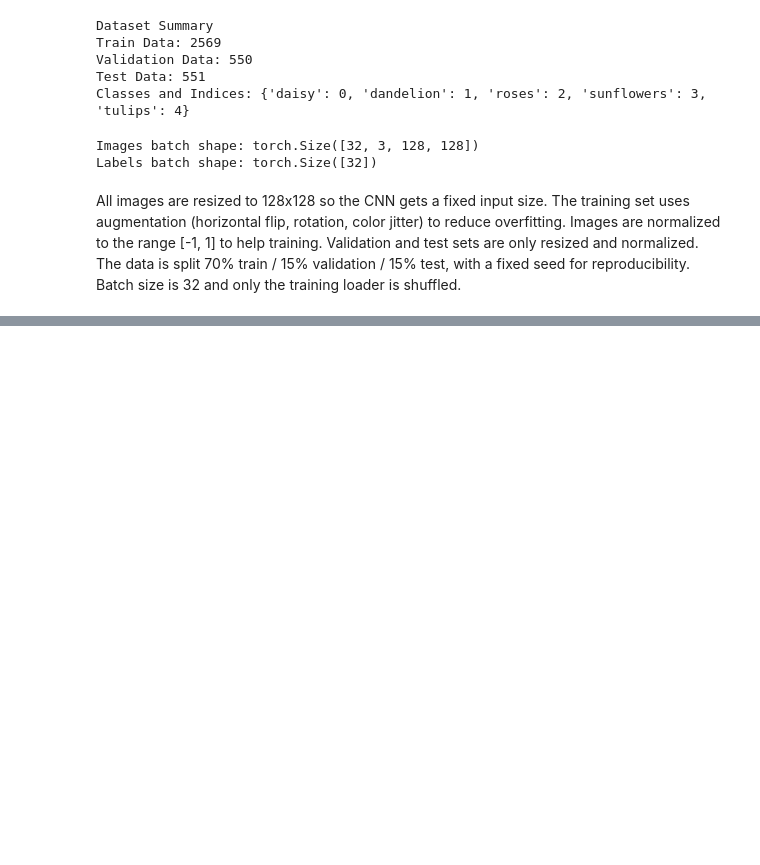
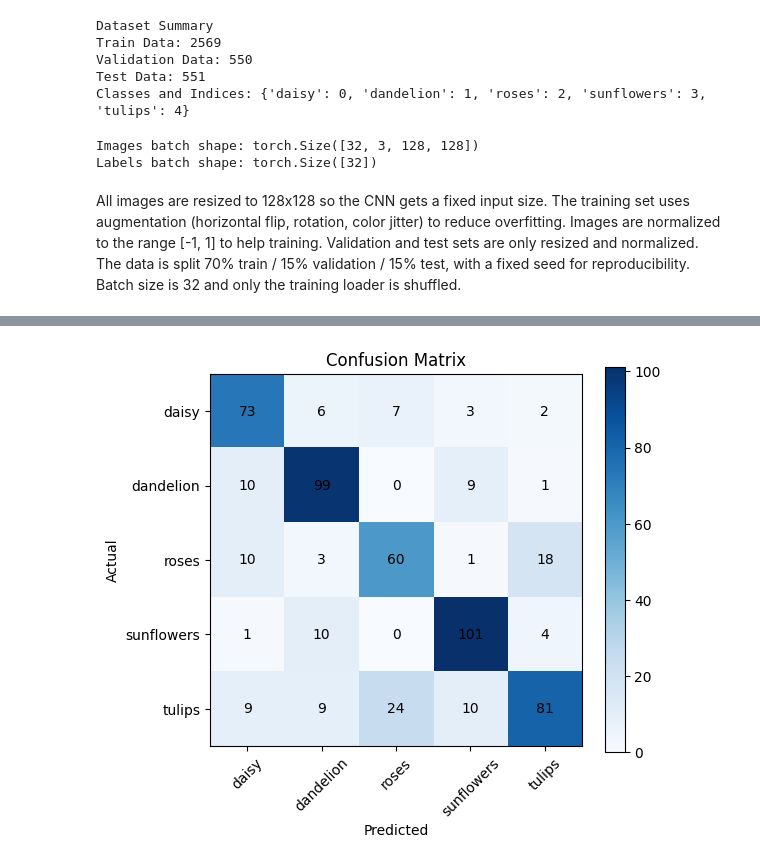
Before and after one commit to mariyahh326-cpu/CVPR, a Jupyter notebook: Untitled0.ipynb, the cells around one changed output, grey strips where cells are left out. Drawn from its saved outputs; the diff is of its cells as text; code cells hidden in the pictures; blank space fills up the shorter version.

```diff
--- a/Untitled0.ipynb
+++ b/Untitled0.ipynb
@@ -184,0 +348,7 @@ Batch size is 32 and only the training loader is shuffled.
+# %%
+
+model.load_state_dict(torch.load('best_model.pth'))   #best weights saved during training
+
+test_loss, test_acc = validate_epoch(model, test_dl, loss_fn)
+print('Test Loss:', round(test_loss, 4))
+print('Test Accuracy:', round(test_acc, 4))
@@ -184,0 +358,16 @@ Batch size is 32 and only the training loader is shuffled.
+# %%
+all_preds = []
+all_labels = []
+
+model.eval()
+
+with torch.no_grad():
+
+    for x,y in test_dl:
+        out = model(x.to(device))
+
+        all_preds.extend(out.argmax(1).cpu().tolist())
+        all_labels.extend(y.tolist())
+
+
+print('Predictions collected:', len(all_preds))
@@ -184,0 +390,23 @@ Batch size is 32 and only the training loader is shuffled.
+# %%
+cm = confusion_matrix(all_labels, all_preds)
+
+plt.figure(figsize=(6, 5))
+
+plt.imshow(cm, cmap='Blues')
+plt.colorbar()
+
+plt.xticks(range(5), train_full.classes, rotation=45)
+plt.yticks(range(5), train_full.classes)
+
+plt.xlabel('Predicted')
+plt.ylabel('Actual')
+plt.title('Confusion Matrix')
+
+
+for i in range(5):
+
+    for j in range(5):
+        plt.text(j, i, cm[i, j], ha='center', va='center')
+plt.show()
+# %% [output]
+[figure, added]
```
Also changed, not shown: parts of 22 cells of this notebook.
